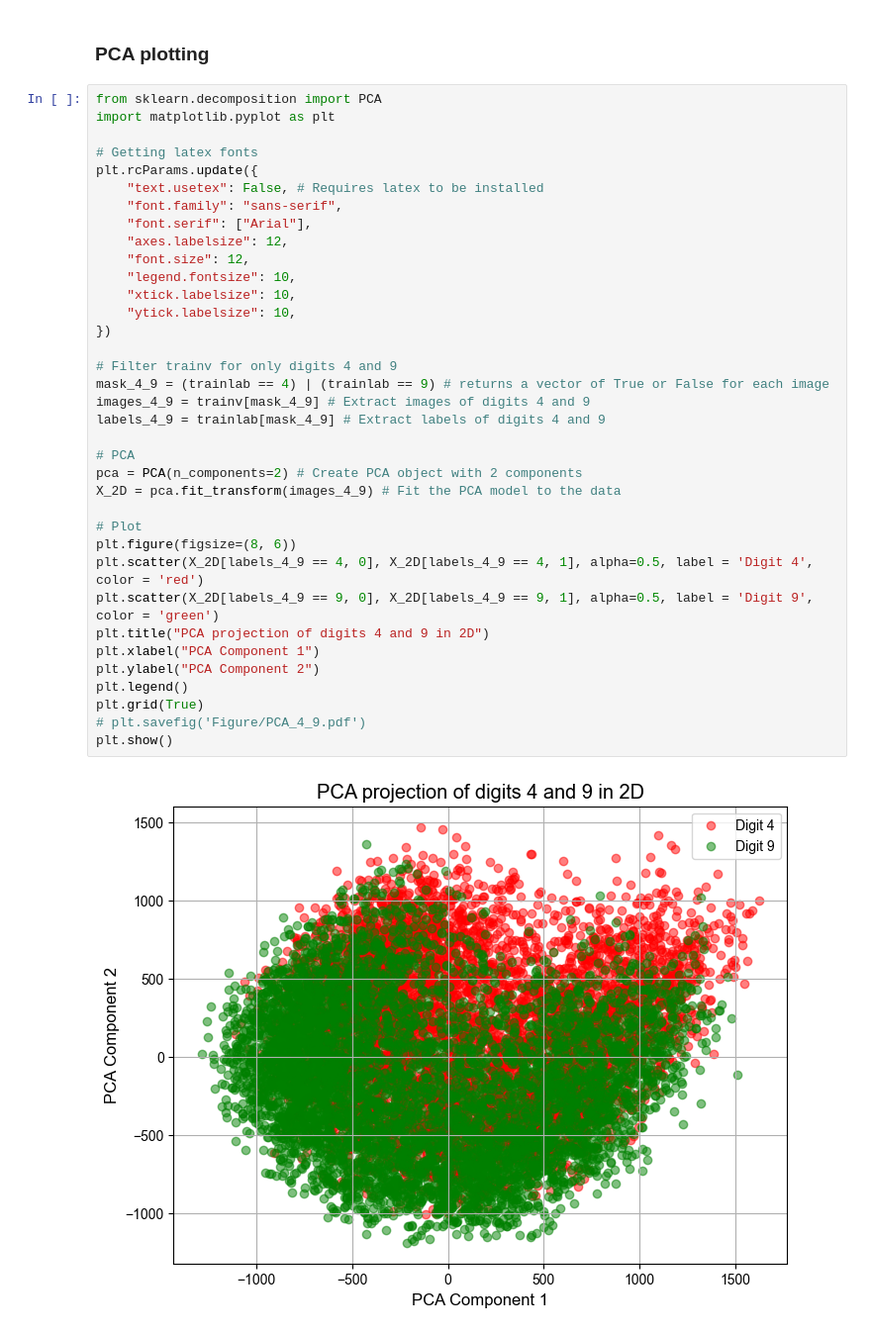
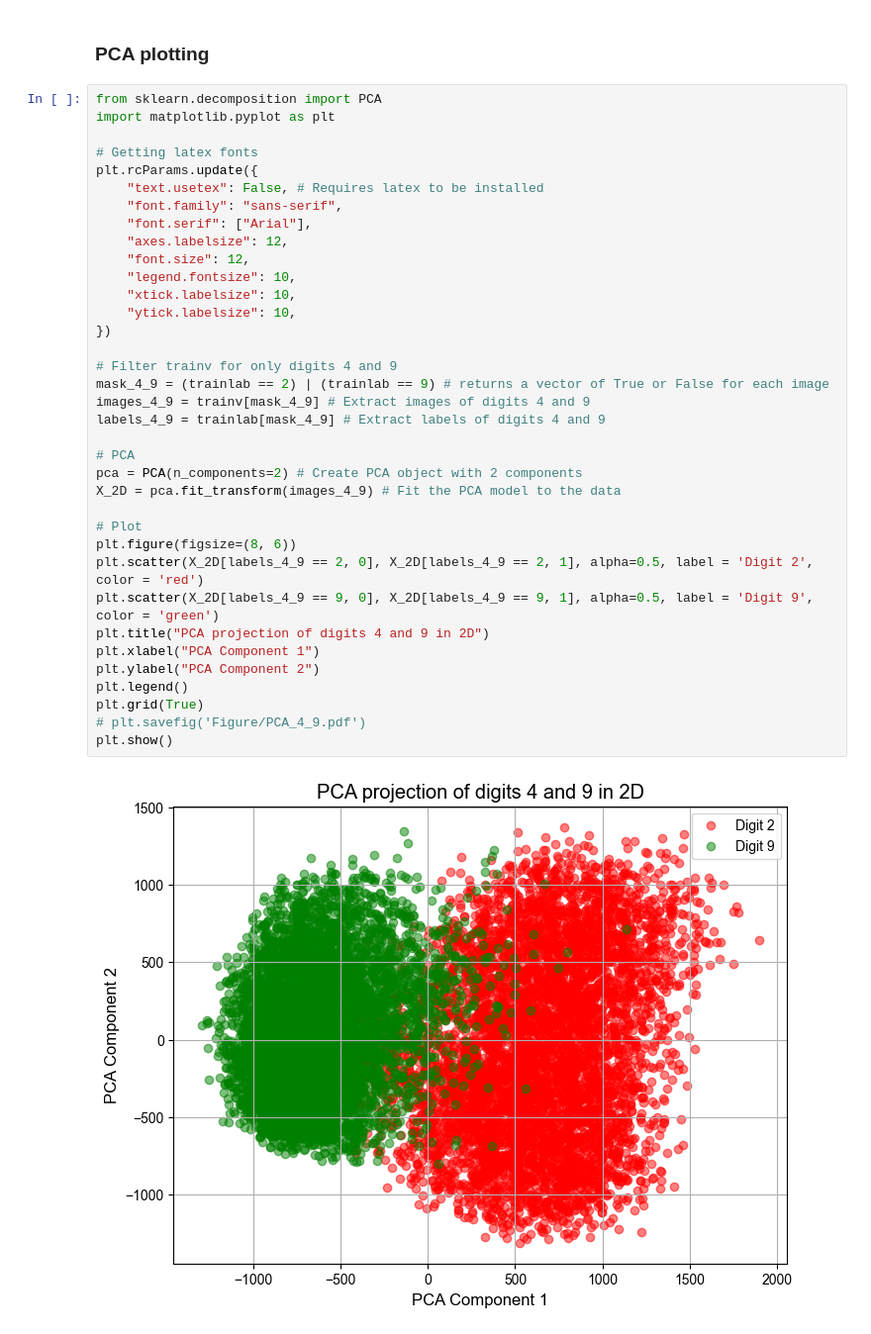
Before and after one commit to mokamv/Classification-Project, a Jupyter notebook: Task 2/numberclass.ipynb, the cells around one changed output. Shown at 99% size. Cells and saved outputs as stored; diff of their text form.

```diff
--- a/Task 2/numberclass.ipynb
+++ b/Task 2/numberclass.ipynb
@@ -235,33 +235,33 @@ import matplotlib.pyplot as plt
 plt.rcParams.update({
     "text.usetex": False, # Requires latex to be installed
     "font.family": "sans-serif",
     "font.serif": ["Arial"],
     "axes.labelsize": 12,
     "font.size": 12,
     "legend.fontsize": 10,
     "xtick.labelsize": 10,
     "ytick.labelsize": 10,
 })
 
 # Filter trainv for only digits 4 and 9
-mask_4_9 = (trainlab == 4) | (trainlab == 9) # returns a vector of True or False for each image
+mask_4_9 = (trainlab == 2) | (trainlab == 9) # returns a vector of True or False for each image
 images_4_9 = trainv[mask_4_9] # Extract images of digits 4 and 9
 labels_4_9 = trainlab[mask_4_9] # Extract labels of digits 4 and 9
 
 # PCA
 pca = PCA(n_components=2) # Create PCA object with 2 components
 X_2D = pca.fit_transform(images_4_9) # Fit the PCA model to the data
 
 # Plot
 plt.figure(figsize=(8, 6))
-plt.scatter(X_2D[labels_4_9 == 4, 0], X_2D[labels_4_9 == 4, 1], alpha=0.5, label = 'Digit 4', color = 'red')
+plt.scatter(X_2D[labels_4_9 == 2, 0], X_2D[labels_4_9 == 2, 1], alpha=0.5, label = 'Digit 2', color = 'red')
 plt.scatter(X_2D[labels_4_9 == 9, 0], X_2D[labels_4_9 == 9, 1], alpha=0.5, label = 'Digit 9', color = 'green')
 plt.title("PCA projection of digits 4 and 9 in 2D")
 plt.xlabel("PCA Component 1")
 plt.ylabel("PCA Component 2")
 plt.legend()
 plt.grid(True)
 # plt.savefig('Figure/PCA_4_9.pdf')
 plt.show()
 # %% [output]
-[figure, old version]
+[figure, new version]
```
